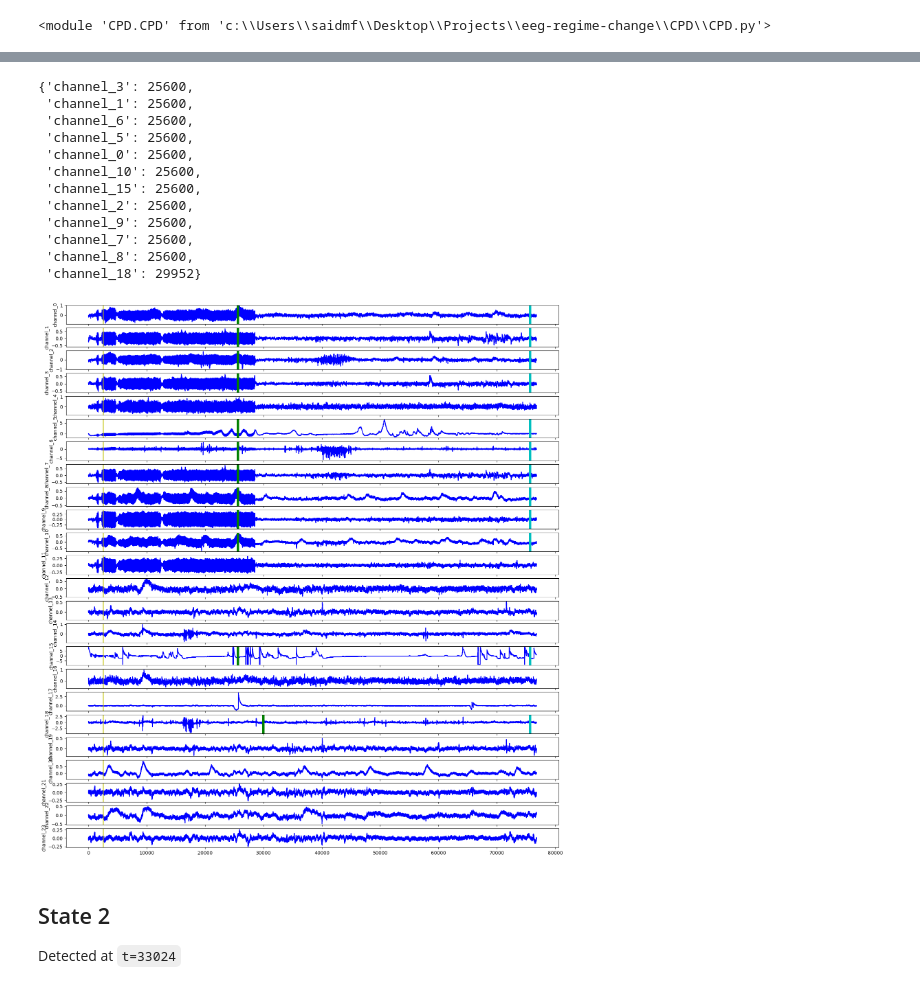
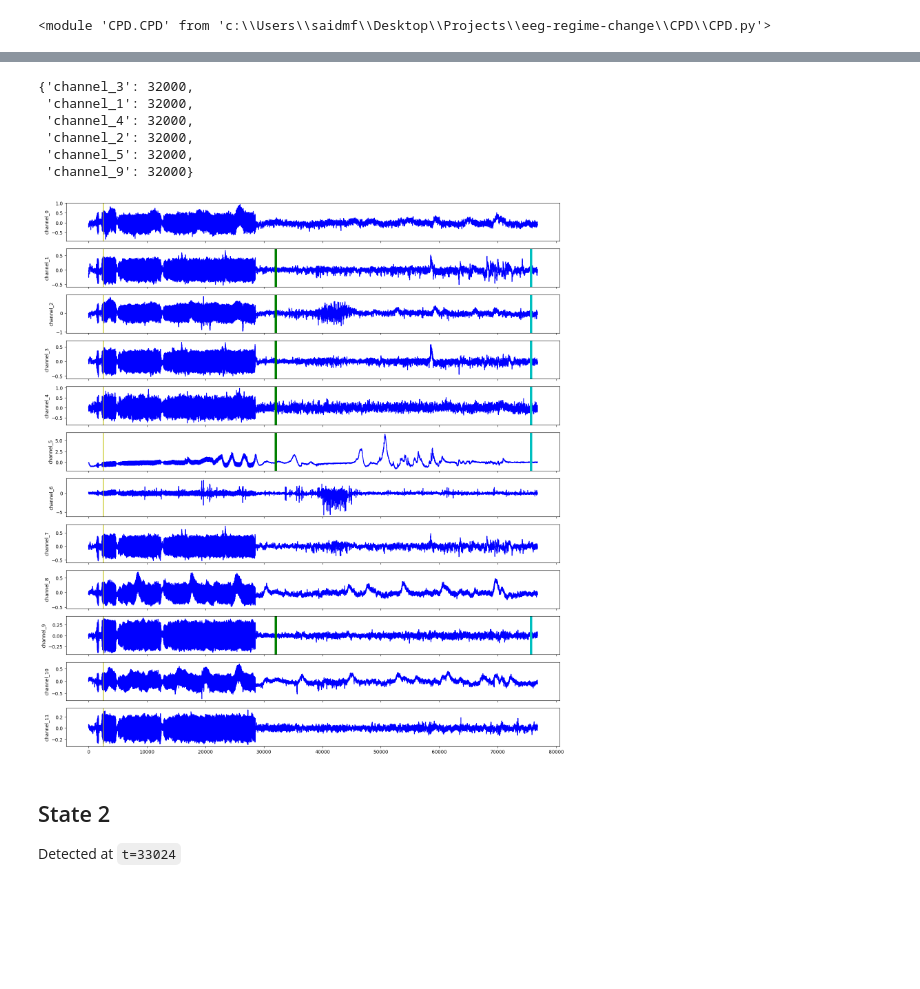
Before and after one commit to F-said/eeg-regime-change, a Jupyter notebook: cpd_test.ipynb, the cells around one changed output, grey strips where cells are left out. Drawn from its saved outputs; the diff is of its cells as text; code cells hidden in the pictures; blank space fills up the shorter version.

```diff
--- a/cpd_test.ipynb
+++ b/cpd_test.ipynb
@@ -11,10 +11,10 @@ eeg_data.shape
 # visualize for good measure
 time = [i for i in range(eeg_data.shape[1])]
 
-fig, axs = plt.subplots(eeg_data.shape[0], 1, sharex=True)
+fig, axs = plt.subplots(12, 1, sharex=True)
 fig.set_size_inches(18.5, 28.5)
 
-for c in range(eeg_data.shape[0]):
+for c in range(12):
     axs[c].plot(time, eeg_data[c], 'b')
     axs[c].set_ylabel(f"Channel {c}")
 # %% [output]
@@ -33,11 +33,11 @@ reload(CPD.warm)
 # %%
 # put arrays in dictionary for labels
 channels = {}
-for i in range(len(eeg_data)):
+for i in range(12):
     channels[f"channel_{i}"] = eeg_data[i]
 # %%
-# warm up for 20 seconds and determine best lags
-# (runs in 5 mins)
-fftwarm = CPD.warm.FFTWarm(channels, n0=200, chunks=4)
+# warm up for 250 seconds and determine best lags
+# (runs in 10 sec)
+fftwarm = CPD.warm.FFTWarm(channels, n0=250, chunks=4)
 fftwarm.warmup()
 # %% [output]
@@ -64,7 +51,7 @@ reload(CPD.CPD)
 # %% [output]
 <module 'CPD.CPD' from 'c:\\Users\\saidmf\\Desktop\\Projects\\eeg-regime-change\\CPD\\CPD.py'>
 # %%
-cpd = CPD.CPD.Online(fftwarm, k=12, prob=0.80)
+cpd = CPD.CPD.Online(fftwarm, k=6, prob=0.95)
 # %%
 change_point = cpd.run()
 
@@ -92,39 +71,33 @@ change point detected at t=29952
 # %%
 change_point
 # %% [output]
-{'channel_3': 25600,
- 'channel_1': 25600,
- 'channel_6': 25600,
- 'channel_5': 25600,
- 'channel_0': 25600,
- 'channel_10': 25600,
- 'channel_15': 25600,
- 'channel_2': 25600,
- 'channel_9': 25600,
- 'channel_7': 25600,
- 'channel_8': 25600,
- 'channel_18': 29952}
+{'channel_3': 32000,
+ 'channel_1': 32000,
+ 'channel_4': 32000,
+ 'channel_2': 32000,
+ 'channel_5': 32000,
+ 'channel_9': 32000}
 # %%
 time = [i for i in range(eeg_data.shape[1])]
 
 warmup = 20 * 128
 actual_change = 75657
 
-fig, axs = plt.subplots(eeg_data.shape[0], 1, sharex=True)
+fig, axs = plt.subplots(12, 1, sharex=True)
 fig.set_size_inches(18.5, 20.5)
 
-for c in range(eeg_data.shape[0]):
+for c in range(12):
     chan = f"channel_{c}"
     axs[c].plot(time, channels[chan], 'b')
 
     axs[c].axvline(x=warmup, c='y')
     if chan in change_point:
         cpt = change_point[chan]
         axs[c].axvline(x=cpt, c='g', linewidth=5)
         axs[c].axvline(x=actual_change, c='c', linewidth=5)
     axs[c].set_ylabel(chan)
 # %% [output]
-[figure, old version]
+[figure, new version]
 # %% [markdown]
 ## State 2
 
```
Also changed, not shown: parts of 6 cells of this notebook, 3 other files.
